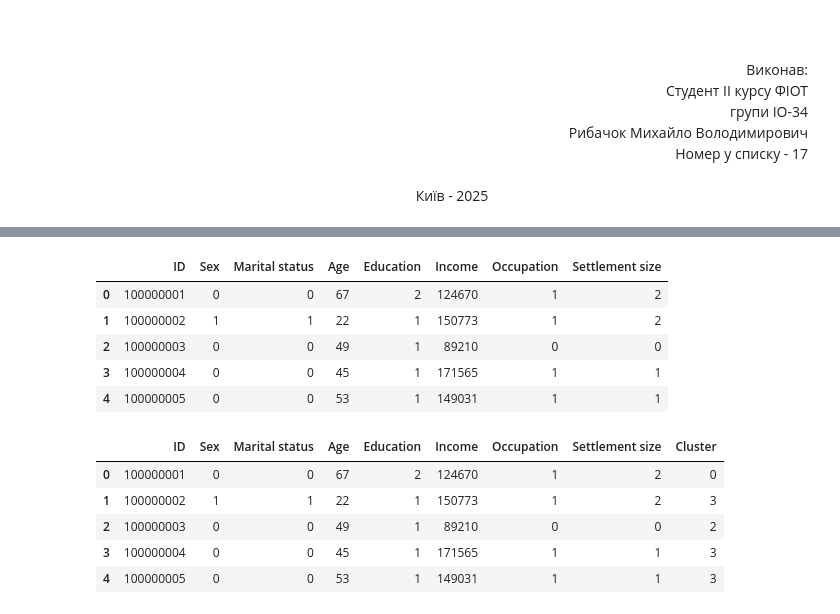
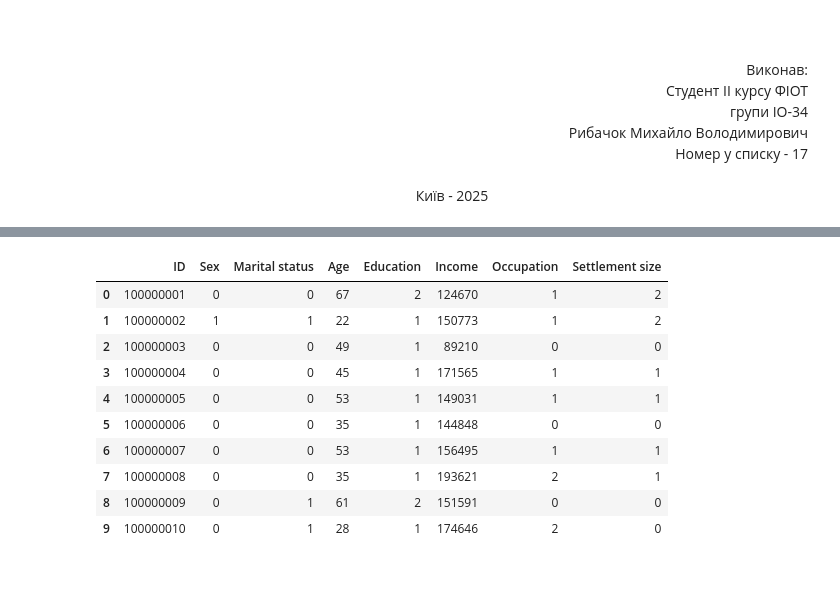
Before and after one commit to M1shanyaaa/DataScience_labs_KPI, a Jupyter notebook: Lab5/Lab5.ipynb, the cells around one changed output, grey strips where cells are left out. Saved outputs shown, nothing was run; the diff lists cells and outputs as text; code cells hidden in the pictures; blank space fills up the shorter version.

```diff
--- a/Lab5/Lab5.ipynb
+++ b/Lab5/Lab5.ipynb
@@ -49,24 +43,26 @@ import matplotlib.pyplot as plt
 from sklearn.cluster import KMeans
 # %%
 data_customer = pd.read_csv("segmentation data.csv")
-data_customer.head()
+data_customer.head(10)
 # %% [output]
 |  | ID | Sex | Marital status | Age | Education | Income | Occupation | Settlement size |
 | 0 | 100000001 | 0 | 0 | 67 | 2 | 124670 | 1 | 2 |
 | 1 | 100000002 | 1 | 1 | 22 | 1 | 150773 | 1 | 2 |
 | 2 | 100000003 | 0 | 0 | 49 | 1 | 89210 | 0 | 0 |
 | 3 | 100000004 | 0 | 0 | 45 | 1 | 171565 | 1 | 1 |
 | 4 | 100000005 | 0 | 0 | 53 | 1 | 149031 | 1 | 1 |
+| 5 | 100000006 | 0 | 0 | 35 | 1 | 144848 | 0 | 0 |
+| 6 | 100000007 | 0 | 0 | 53 | 1 | 156495 | 1 | 1 |
+| 7 | 100000008 | 0 | 0 | 35 | 1 | 193621 | 2 | 1 |
+| 8 | 100000009 | 0 | 1 | 61 | 2 | 151591 | 0 | 0 |
+| 9 | 100000010 | 0 | 1 | 28 | 1 | 174646 | 2 | 0 |
 # %%
-kmeans = KMeans(n_clusters = 5, init = 'k-means++')
+# Створюємо модель KMeans з 5 кластерами
+kmeans = KMeans(n_clusters=5, init='k-means++')
 
+# Виконуємо кластеризацію на всьому датасеті
 y_kmeans = kmeans.fit_predict(data_customer)
-y_kmeans=pd.DataFrame(y_kmeans)
-data_customer['Cluster']= pd.DataFrame(y_kmeans)
+
+# Перетворюємо результат у DataFrame
+y_kmeans = pd.DataFrame(y_kmeans)
+data_customer['Cluster'] = y_kmeans
-# %% [output]
-|  | ID | Sex | Marital status | Age | Education | Income | Occupation | Settlement size | Cluster |
-| 0 | 100000001 | 0 | 0 | 67 | 2 | 124670 | 1 | 2 | 0 |
-| 1 | 100000002 | 1 | 1 | 22 | 1 | 150773 | 1 | 2 | 3 |
-| 2 | 100000003 | 0 | 0 | 49 | 1 | 89210 | 0 | 0 | 2 |
-| 3 | 100000004 | 0 | 0 | 45 | 1 | 171565 | 1 | 1 | 3 |
-| 4 | 100000005 | 0 | 0 | 53 | 1 | 149031 | 1 | 1 | 3 |
```
Also changed, not shown: parts of 5 cells of this notebook.
